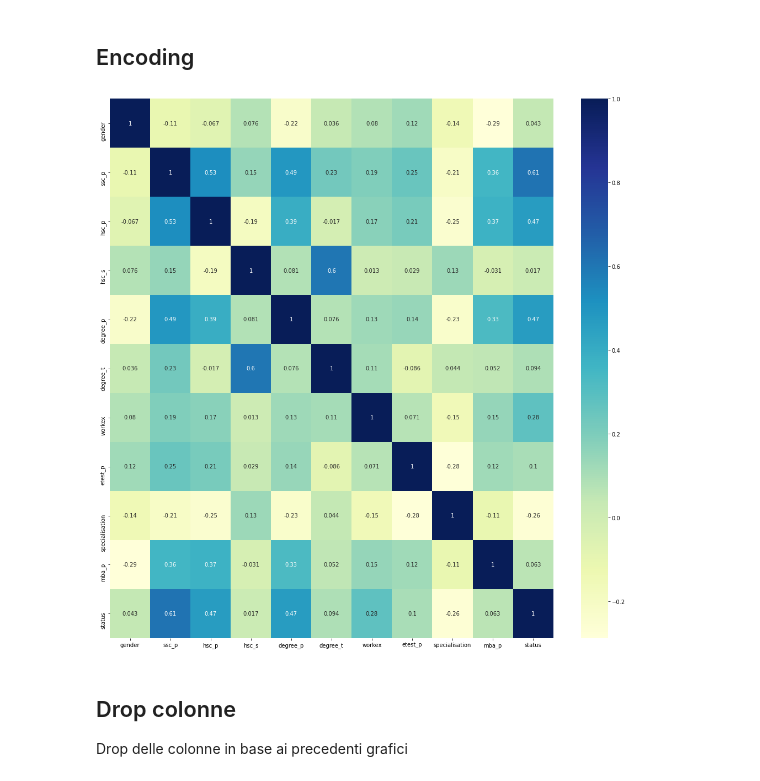
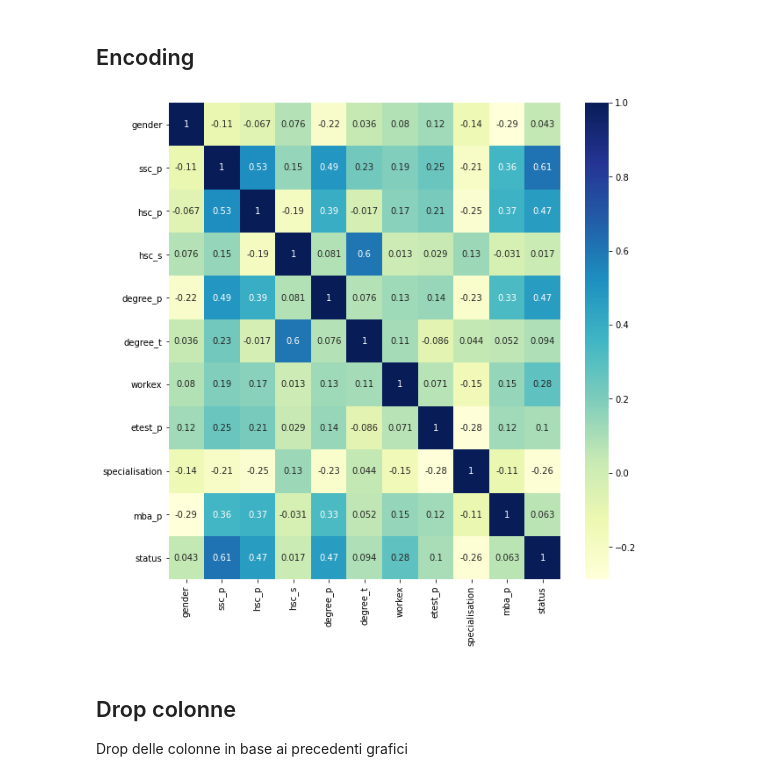
Before and after one commit to a-aracri/job-placement, a Jupyter notebook: training.ipynb, the cells around one changed output. Cells and saved outputs as stored; diff of their text form; code cells hidden in the pictures.

```diff
--- a/training.ipynb
+++ b/training.ipynb
@@ -172,12 +173,12 @@ kdeplot(train.mba_p)
 # %%
 train = encoding(train)
 # %%
-plt.figure(figsize=(18,18))
+plt.figure(figsize=(10,10))
 sns.heatmap(train.corr(),annot=True,cmap='YlGnBu')
 
 plt.show()
 # %% [output]
-[figure, old version]
+[figure, new version]
 # %% [markdown]
 ## Drop colonne
 Drop delle colonne in base ai precedenti grafici
```
Also changed, not shown: parts of 1 cell of this notebook.
